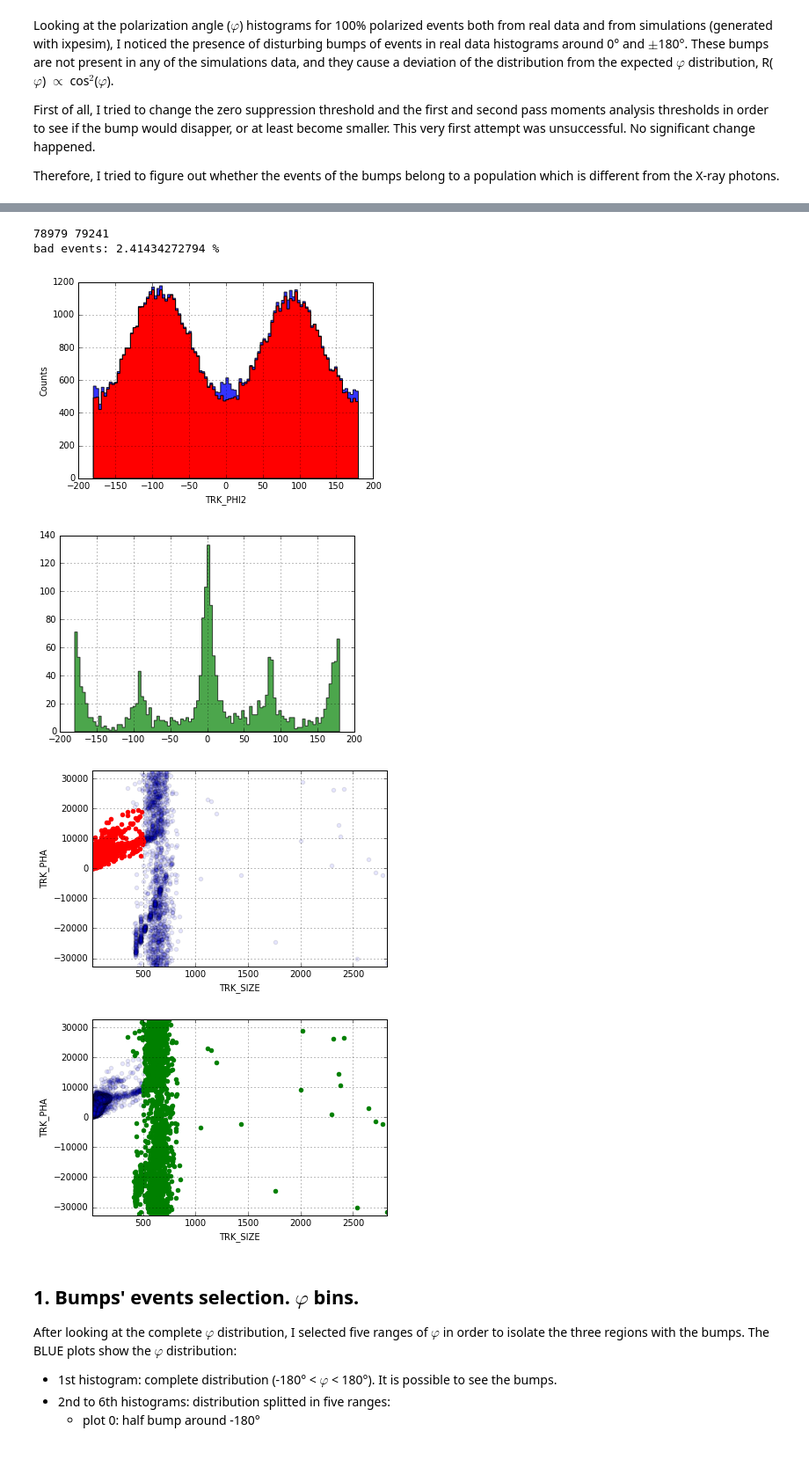
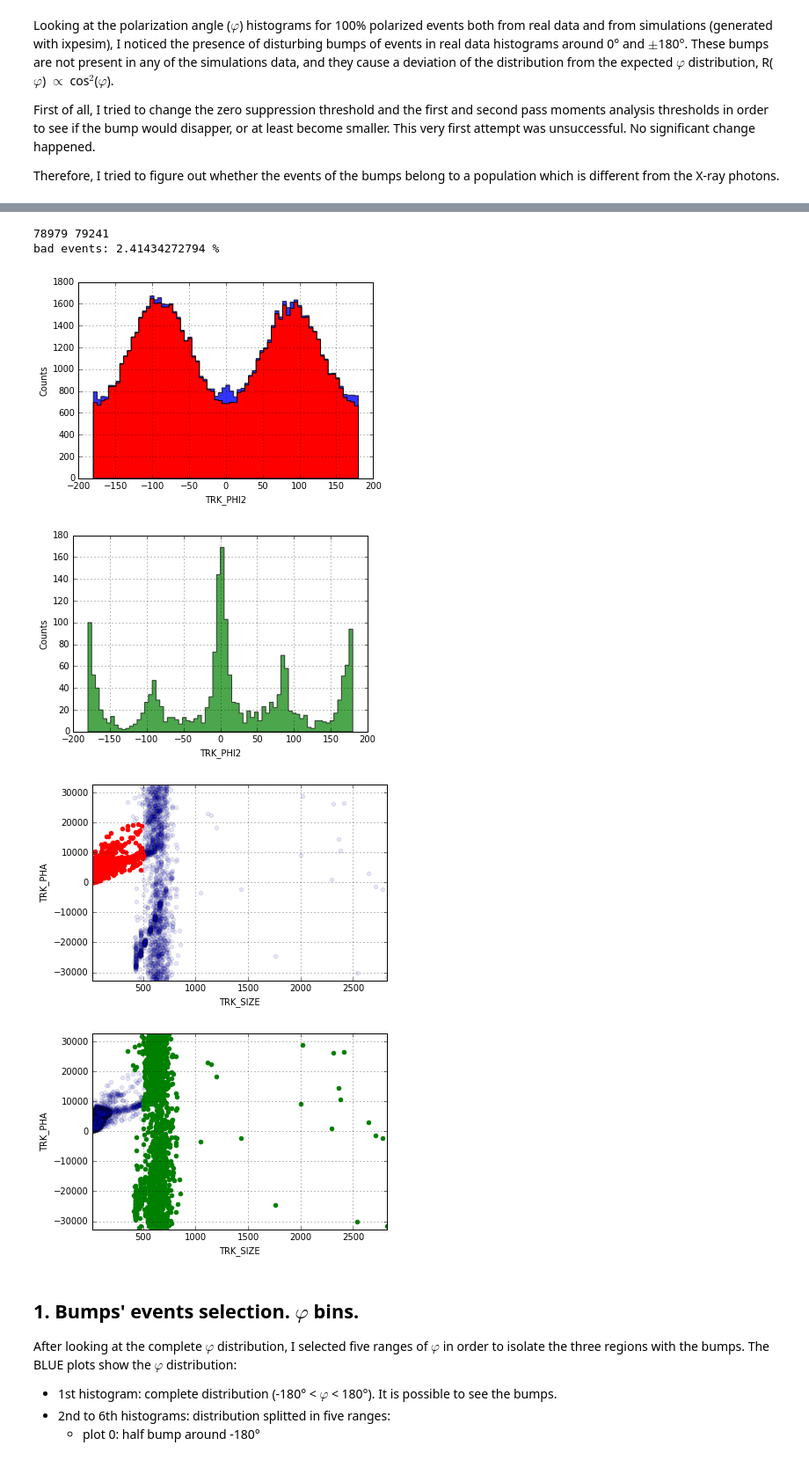
Before and after one commit to smaldera/ixpeTO, a Jupyter notebook: jupynb/test_ixpe_phibump.ipynb, the cells around one changed output, grey strips where cells are left out. Shown: that part at 88% size. Saved outputs shown, nothing was run; the diff lists cells and outputs as text; code cells hidden in the pictures.

```diff
--- a/jupynb/test_ixpe_phibump.ipynb
+++ b/jupynb/test_ixpe_phibump.ipynb
@@ -33,43 +36,45 @@ df.head(5)
 # PRINT some statistical values
 # df.describe()+-
 # 1) senza tagli
-df['TRK_PHI2'].hist(bins=100, log=False, histtype='stepfilled', alpha=0.8)
+df['TRK_PHI2'].hist(bins=70, log=False, histtype='stepfilled', alpha=0.8)
 ind = np.where((df['TRK_PHA'] < 20000 )&(df['TRK_PHA'] >= 0.)&(df['TRK_SIZE']<500))[0]
 ind2 = np.where(df['TRK_PI'] < 20000)[0] #equivalent
 _ind = np.where((df['TRK_PHA'] > 20000 )|(df['TRK_PHA'] < 0.)|(df['TRK_SIZE']>500))[0]
 #tot = np.unique(np.concatenate(ind,ind2))
 print len(ind), len(ind2)#,len(tot)
 plt.xlabel('TRK_PHI2')
 plt.ylabel('Counts')
-df['TRK_PHI2'][ind].hist(bins=100, log=False, color='red', histtype='stepfilled')
+df['TRK_PHI2'][ind].hist(bins=70, log=False, color='red', histtype='stepfilled')
 #df['TRK_PHI2'][ind2].hist(bins=100, log=False, histtype='stepfilled', color='white', alpha=0.4)
 plt.figure()
-df['TRK_PHI2'][_ind].hist(bins=100, log=False, color='green', histtype='stepfilled', alpha=0.7)
+plt.xlabel('TRK_PHI2')
+plt.ylabel('Counts')
+df['TRK_PHI2'][_ind].hist(bins=70, log=False, color='green', histtype='stepfilled', alpha=0.7)
 plt.figure()
 plt.scatter(df['TRK_SIZE'], df['TRK_PHA'], alpha=0.1)
 plt.scatter(df['TRK_SIZE'][ind], df['TRK_PHA'][ind], color='red', alpha=1)
 plt.xlabel('TRK_SIZE')
 plt.ylabel('TRK_PHA')
 plt.ylim(np.amin( df['TRK_PHA']), np.amax(f['TRK_PHA']))
 plt.xlim(np.amin( df['TRK_SIZE']), np.amax(f['TRK_SIZE']))
 plt.grid()
 
 plt.figure()
 plt.scatter(df['TRK_SIZE'], df['TRK_PHA'], alpha=0.1)
 plt.scatter(df['TRK_SIZE'][_ind], df['TRK_PHA'][_ind], color='green', alpha=1)
 plt.xlabel('TRK_SIZE')
 plt.ylabel('TRK_PHA')
 plt.ylim(np.amin( df['TRK_PHA']), np.amax(f['TRK_PHA']))
 plt.xlim(np.amin( df['TRK_SIZE']), np.amax(f['TRK_SIZE']))
 
 plt.grid()
 from __future__ import division
 print 'bad events:', 100-len(df['eventID'][ind])/len(df['eventID'])*100, '%'
 # %% [output]
 78979 79241
 bad events: 2.41434272794 %
-[figure, old version]
+[figure, new version]
-[figure, old version]
+[figure, new version]
 [figure]
 [figure]
 # %% [markdown]
```
Also changed, not shown: parts of 2 cells of this notebook.
